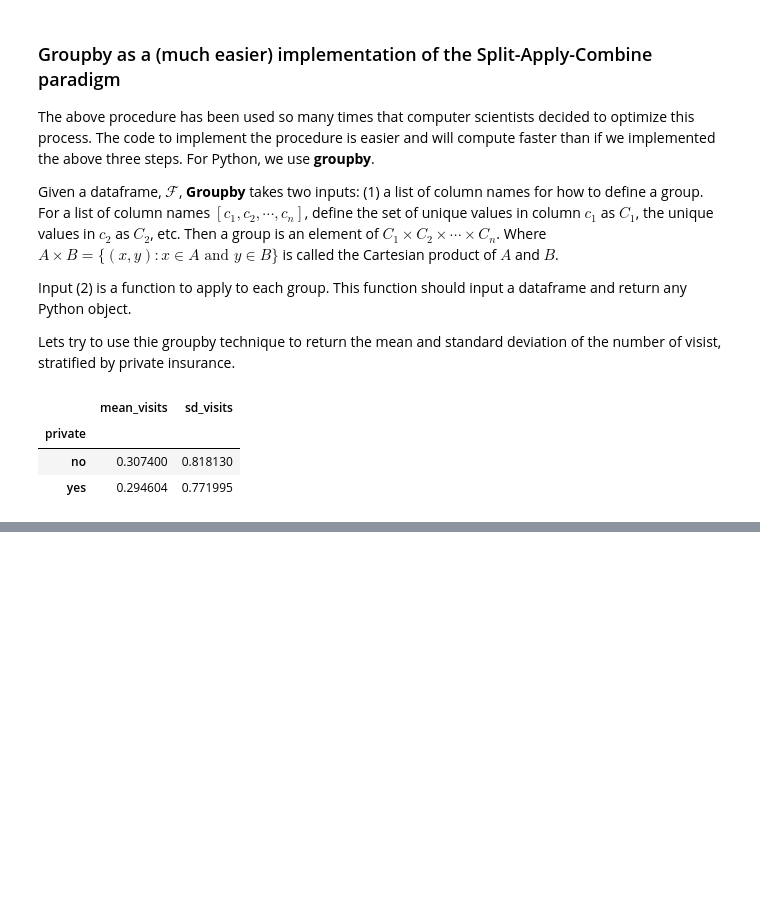
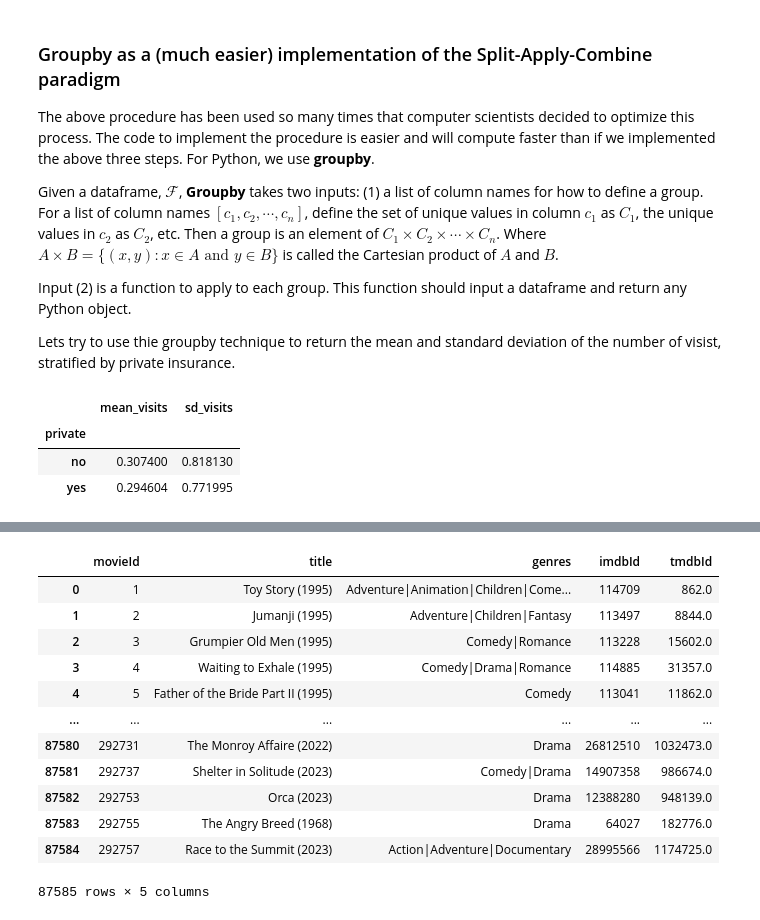
Before and after one commit to computationalUncertaintyLab/dexp_book, a Jupyter notebook: chapter4__split_apply_combine_and_merging.ipynb, the cells around one changed output, grey strips where cells are left out. Cells and saved outputs as stored; diff of their text form; code cells hidden in the pictures; blank space fills up the shorter version.

```diff
--- a/chapter4__split_apply_combine_and_merging.ipynb
+++ b/chapter4__split_apply_combine_and_merging.ipynb
@@ -115,0 +130,4 @@ SyntaxError: invalid syntax (1850203746.py, line 1)
+# %%
+import pandas as pd
+movies = pd.read_csv("./ml-32m/movies.csv")
+movies
@@ -115,0 +148,3 @@ SyntaxError: invalid syntax (1850203746.py, line 1)
+# %%
+links  = pd.read_csv("./ml-32m/links.csv")
+links
@@ -115,0 +171,17 @@ SyntaxError: invalid syntax (1850203746.py, line 1)
+# %%
+#d1----------d2-----how to define a unique obs
+movies.merge(links  , on = ["movieId"]        )
+# %% [output]
+|  | movieId | title | genres | imdbId | tmdbId |
+| 0 | 1 | Toy Story (1995) | Adventure|Animation|Children|Come... | 114709 | 862.0 |
+| 1 | 2 | Jumanji (1995) | Adventure|Children|Fantasy | 113497 | 8844.0 |
+| 2 | 3 | Grumpier Old Men (1995) | Comedy|Romance | 113228 | 15602.0 |
+| 3 | 4 | Waiting to Exhale (1995) | Comedy|Drama|Romance | 114885 | 31357.0 |
+| 4 | 5 | Father of the Bride Part II (1995) | Comedy | 113041 | 11862.0 |
+| ... | ... | ... | ... | ... | ... |
+| 87580 | 292731 | The Monroy Affaire (2022) | Drama | 26812510 | 1032473.0 |
+| 87581 | 292737 | Shelter in Solitude (2023) | Comedy|Drama | 14907358 | 986674.0 |
+| 87582 | 292753 | Orca (2023) | Drama | 12388280 | 948139.0 |
+| 87583 | 292755 | The Angry Breed (1968) | Drama | 64027 | 182776.0 |
+| 87584 | 292757 | Race to the Summit (2023) | Action|Adventure|Documentary | 28995566 | 1174725.0 |
+87585 rows × 5 columns
```
Also changed, not shown: parts of 9 cells of this notebook.
